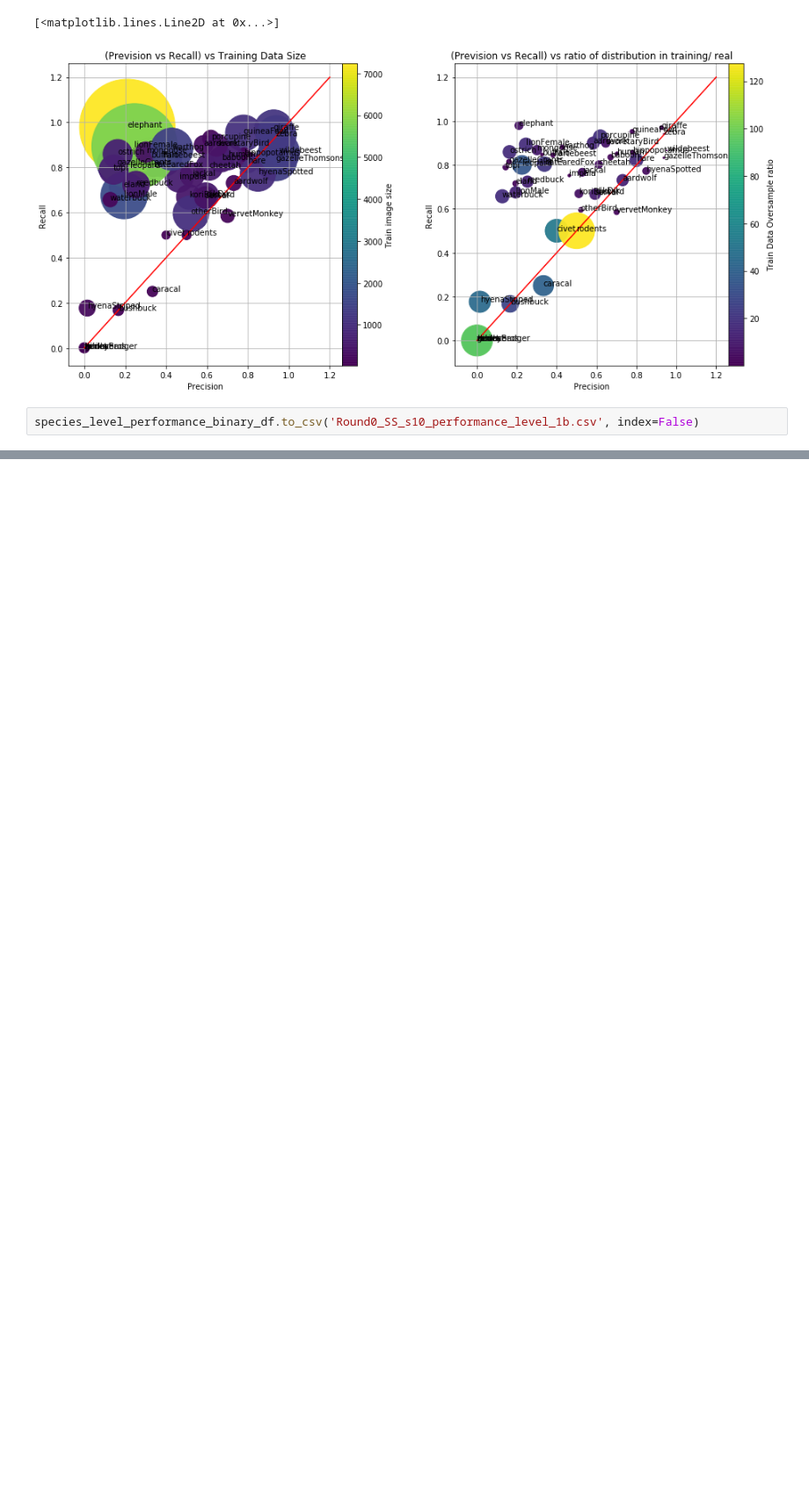
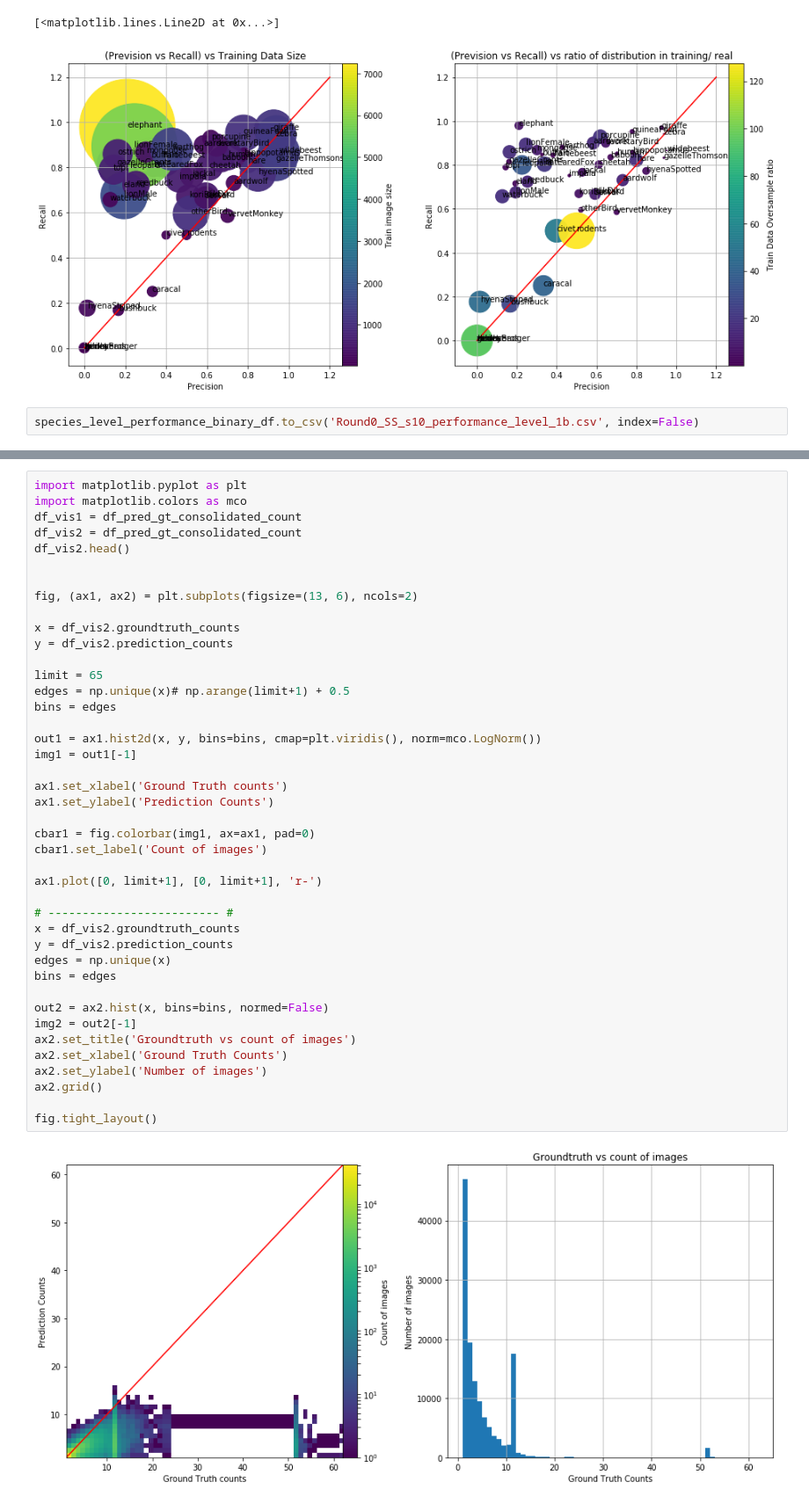
Before and after one commit to Manish-rai21bit/camera-trap-detection, a Jupyter notebook: EDA_and_ModelEvaluation/Evaluations_for_species_detection.ipynb, the cells around one changed output, grey strips where cells are left out. Shown at 88% size. Cells and saved outputs as stored; diff of their text form; blank space fills up the shorter version.

```diff
--- a/EDA_and_ModelEvaluation/Evaluations_for_species_detection.ipynb
+++ b/EDA_and_ModelEvaluation/Evaluations_for_species_detection.ipynb
@@ -458,0 +542,44 @@ species_level_performance_binary_df.to_csv('Round0_SS_s10_performance_level_1b.c
+# %%
+import matplotlib.pyplot as plt
+import matplotlib.colors as mco
+df_vis1 = df_pred_gt_consolidated_count
+df_vis2 = df_pred_gt_consolidated_count
+df_vis2.head()
+
+
+fig, (ax1, ax2) = plt.subplots(figsize=(13, 6), ncols=2)
+
+x = df_vis2.groundtruth_counts
+y = df_vis2.prediction_counts
+
+limit = 65
+edges = np.unique(x)# np.arange(limit+1) + 0.5
+bins = edges
+
+out1 = ax1.hist2d(x, y, bins=bins, cmap=plt.viridis(), norm=mco.LogNorm())
+img1 = out1[-1]
+
+ax1.set_xlabel('Ground Truth counts')
+ax1.set_ylabel('Prediction Counts')
+
+cbar1 = fig.colorbar(img1, ax=ax1, pad=0)
+cbar1.set_label('Count of images')
+
+ax1.plot([0, limit+1], [0, limit+1], 'r-')
+
+# ------------------------- #
+x = df_vis2.groundtruth_counts
+y = df_vis2.prediction_counts
+edges = np.unique(x)
+bins = edges
+
+out2 = ax2.hist(x, bins=bins, normed=False)
+img2 = out2[-1]
+ax2.set_title('Groundtruth vs count of images')
+ax2.set_xlabel('Ground Truth Counts')
+ax2.set_ylabel('Number of images')
+ax2.grid()
+
+fig.tight_layout()
+# %% [output]
+[figure, added]
```
Also changed, not shown: parts of 12 cells of this notebook.
